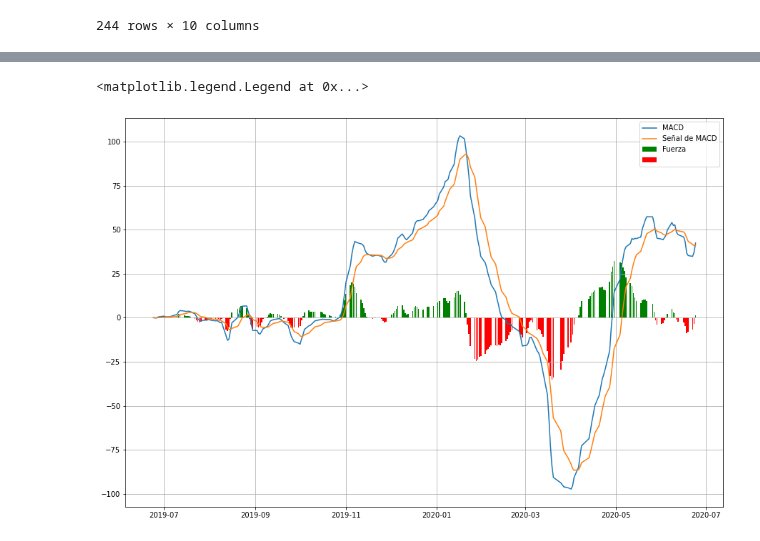
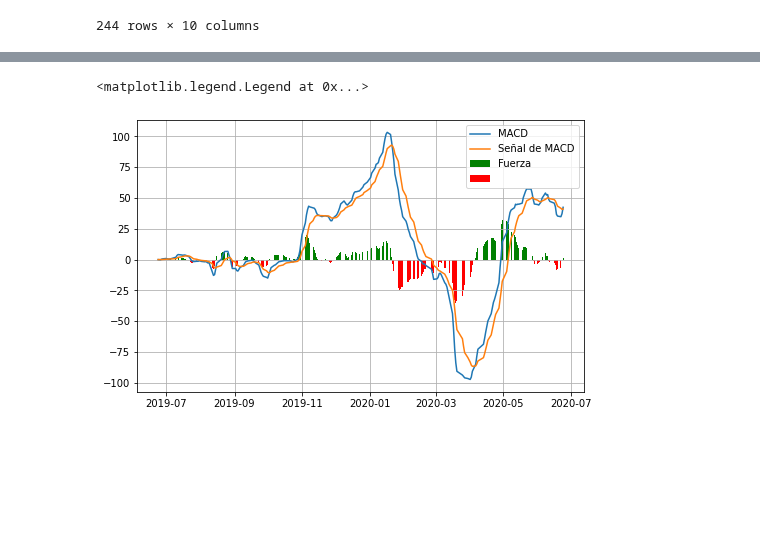
Before and after one commit to hcuervo/Jupiter-Notebook, a Jupyter notebook: Análisis Técnico Acciones (SMA, EMA, CMA, DEMA, TEMA, TRIMA, MACD, RSI).ipynb, the cells around one changed output, grey strips where cells are left out. Cells and saved outputs as stored; diff of their text form; code cells hidden in the pictures; blank space fills up the shorter version.

```diff
--- a/Análisis Técnico Acciones (SMA, EMA, CMA, DEMA, TEMA, TRIMA, MACD, RSI).ipynb
+++ b/Análisis Técnico Acciones (SMA, EMA, CMA, DEMA, TEMA, TRIMA, MACD, RSI).ipynb
@@ -86,11 +86,11 @@ plt.legend()
 # %%
-plt.figure(figsize=[15,10])
+plt.figure(figsize=(8,5))
 plt.grid(True)
 plt.plot(df['MACD'],label='MACD')
 plt.plot(df['MACD_signal'],label='Señal de MACD')
 plt.bar(df.index,df['Strength'].gt(0)*df['Strength'],label='Fuerza',color='g')
 plt.bar(df.index,df['Strength'].lt(0)*df['Strength'],label=' ',color='r')
 plt.legend()
 # %% [output]
 <matplotlib.legend.Legend at 0x...>
-[figure, old version]
+[figure, new version]
```
Also changed, not shown: parts of 1 cell of this notebook.
